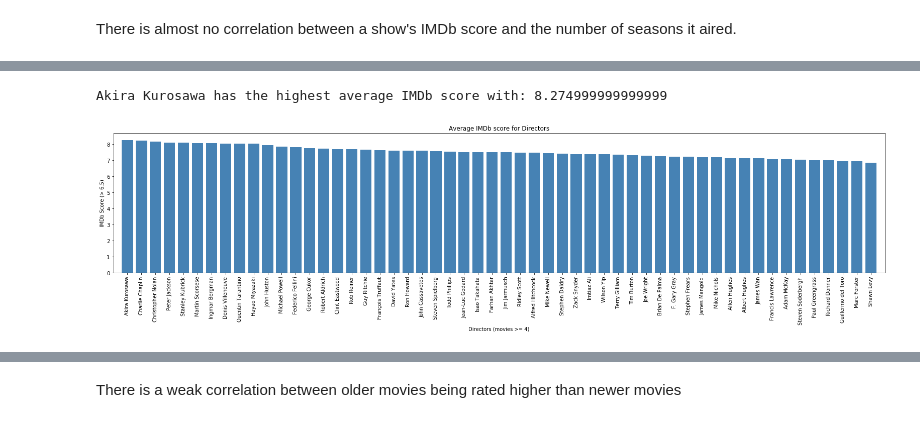
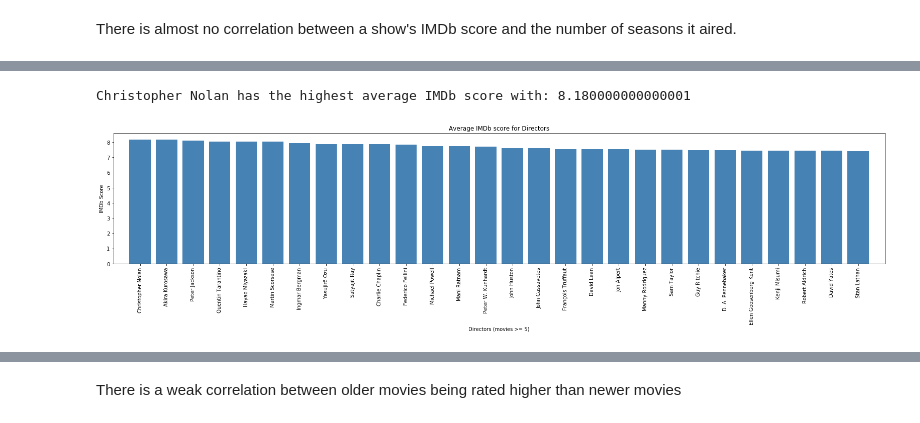
Before and after one commit to thn22/Eclipse__Rodeo2.0, a Jupyter notebook: Visualizations.ipynb, the cells around one changed output, grey strips where cells are left out. Cells and saved outputs as stored; diff of their text form; code cells hidden in the pictures.

```diff
--- a/Visualizations.ipynb
+++ b/Visualizations.ipynb
@@ -252,23 +135,25 @@ director_movie
 # %%
 #merge the two dataframes together and filter out directors with less than 4 movies
 final_director = pd.merge(director_movie, avg_score, how="outer", on=["name"])
-final_director = final_director[final_director["title"]>3]
+final_director = final_director[final_director["title"]>4]
+final_director = final_director[final_director["imdb_score"]>7.4]
 final_director = final_director[["name","imdb_score"]]
 final_director = final_director.sort_values("imdb_score",ascending=False)
+#final_director.reset_index()
 # %%
 #create bar graph displaying director scores
 x_axis = final_director["name"]
 plt.figure(figsize=(22,6))
 plt.bar(final_director["name"],final_director["imdb_score"],color="steelblue")
 plt.xticks(rotation=90)
 plt.title("Average IMDb score for Directors")
-plt.xlabel("Directors (movies >= 4)")
-plt.ylabel("IMDb Score (> 6.5)")
-print(f"Akira Kurosawa has the highest average IMDb score with: {final_director.max(numeric_only=True).max()}")
+plt.xlabel("Directors (movies >= 5)")
+plt.ylabel("IMDb Score")
+print(f"{final_director.iloc[0,0]} has the highest average IMDb score with: {final_director.max(numeric_only=True).max()}")
 plt.xlim(-1, len(x_axis))
 plt.tight_layout()
 plt.savefig("Output/director_score.png")
 plt.show()
 # %% [output]
-Akira Kurosawa has the highest average IMDb score with: 8.274999999999999
+Christopher Nolan has the highest average IMDb score with: 8.180000000000001
-[figure, old version]
+[figure, new version]
```
Also changed, not shown: parts of 37 cells of this notebook, 16 other files.
